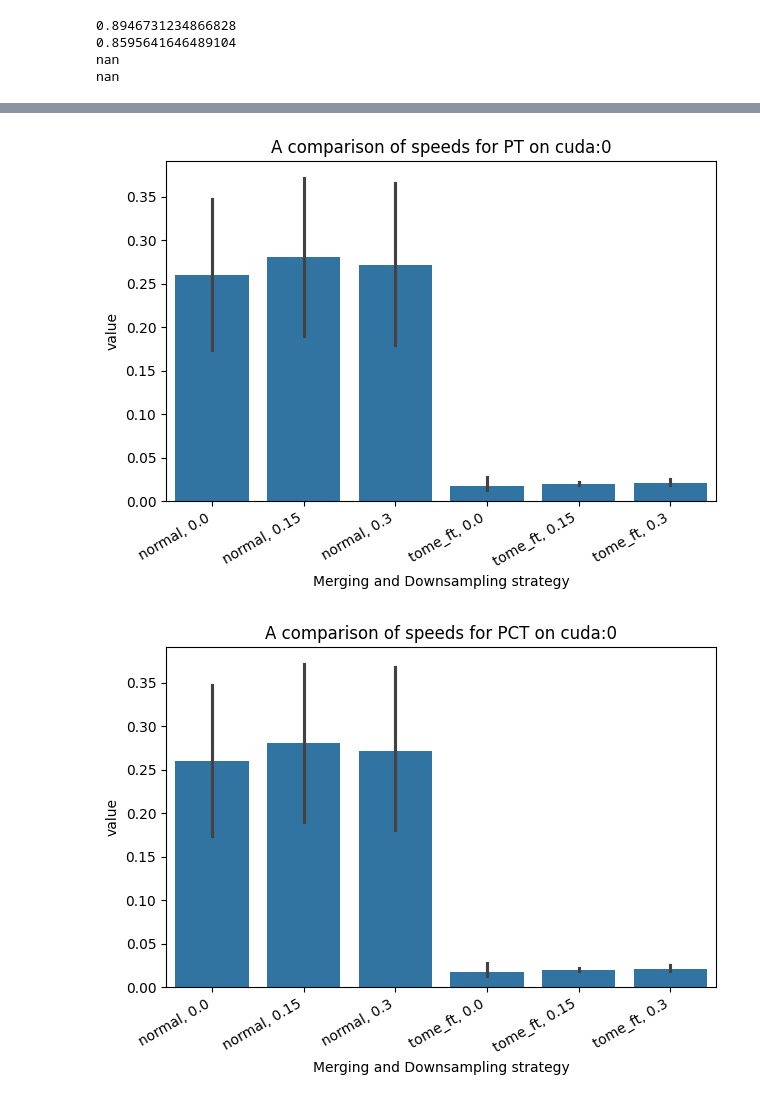
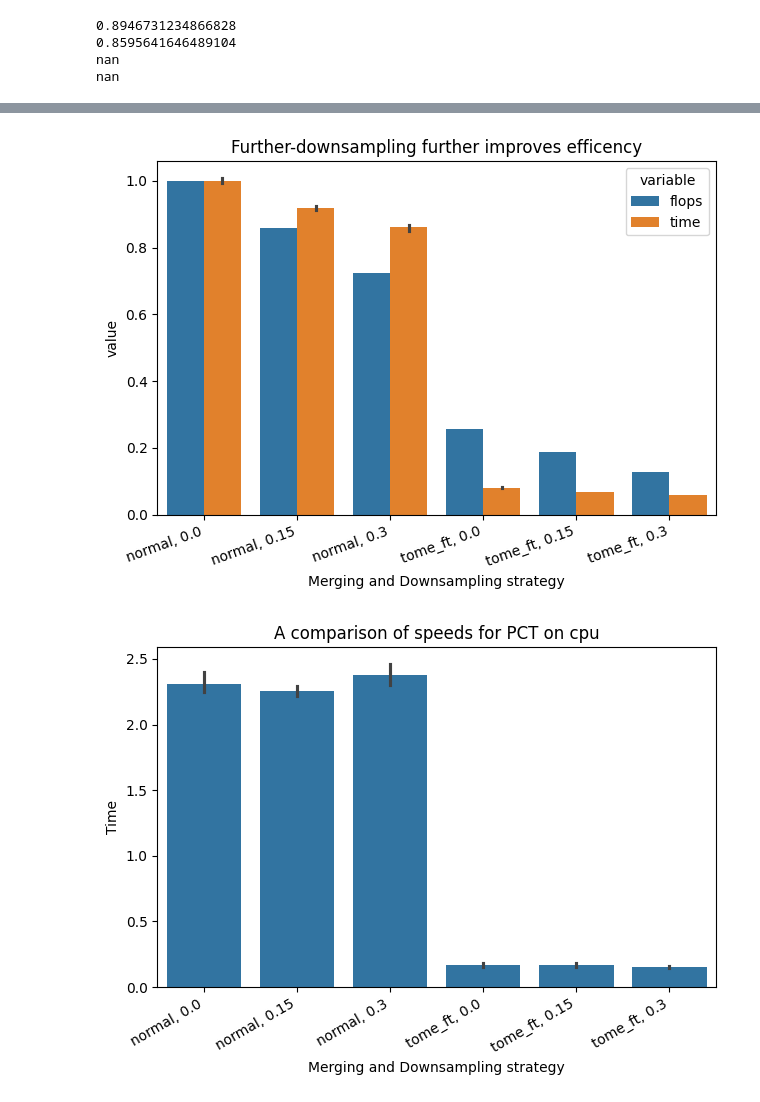
Before and after one commit to mehardsingh/point-transformer-cardinality-reduction, a Jupyter notebook: best_accs.ipynb, the cells around one changed output, grey strips where cells are left out. Saved outputs shown, nothing was run; the diff lists cells and outputs as text; code cells hidden in the pictures.

Commit message:
further improved efficency

```diff
--- a/best_accs.ipynb
+++ b/best_accs.ipynb
@@ -29,7 +30,7 @@ nan
 nan
 # %%
 
-device = 'cuda:0'
+device = 'cpu'
 
 def get_model(model_name, method, num_points, num_class, input_dim, init_hidden_dim, k, device,further_ds=0):
     model_config = ModelConfig(method, num_points, num_class, input_dim, init_hidden_dim, k,tome_further_ds=1.000-further_ds)
@@ -249,0 +288,11 @@ initing tome with downsampling factor = 0.7 and use_xyz = False
+# %%
+df_sample = pd.DataFrame(rows)
+bases_pct = df_sample[(df_sample.model == 'pct') & (df_sample.strategy == 'normal') & (df_sample.downsample == 0.00)]
+bases_pct = bases_pct[['time','flops',]].mean()
+
+bases_pt = df_sample[(df_sample.model == 'pt') & (df_sample.strategy == 'normal') & (df_sample.downsample == 0.00)]
+bases_pt = bases_pt[['time','flops']].mean()
+bases_pt
+
+df_sample.loc[df_sample.model == 'pct',['time','flops']] = df_sample[df_sample.model == 'pct'][['time','flops']] / bases_pct
+df_sample.loc[df_sample.model == 'pt',['time','flops']] = df_sample[df_sample.model == 'pt'][['time','flops']] / bases_pt
@@ -250,21 +307,23 @@ initing tome with downsampling factor = 0.7 and use_xyz = False
 # %%
-melted2 = pd.DataFrame(time_dict2).reset_index().rename(columns={'level_0':'agg','level_1':'downsample'}).explode(column=['pct','pt']).melt(id_vars = ['agg','downsample'])#.explode(column='value').reset_index(drop=True)
+# melted2 = pd.DataFrame(time_dict2).reset_index().rename(columns={'level_0':'agg','level_1':'downsample'}).explode(column=['pct','pt']).melt(id_vars = ['agg','downsample']).rename(columns={'value':'Time'})#.explode(column='value').reset_index(drop=True)
+melted2 = df_sample.rename(columns={'strategy':'agg'}).melt(id_vars=['model','agg','downsample'])
 melted2['Merging and Downsampling strategy'] = melted2.apply((lambda row: (f'{row["agg"]}, {row["downsample"]}')),axis=1)
-ax = sns.barplot(melted2[melted['variable'] == 'pct'],x='Merging and Downsampling strategy',y='value')
-ax.set(title=f'A comparison of speeds for PT on {device}')
+ax = sns.barplot(melted2[melted2['model'] == 'pct'],x='Merging and Downsampling strategy',y='value',hue='variable')
+ax.set(title=f'Further-downsampling further improves efficency')
 ax.set_xticklabels(
     ax.get_xticklabels(),
-    rotation=30,
+    rotation=20,
     horizontalalignment='right'
 )
 ax.get_figure().tight_layout()
-ax.get_figure().savefig(f'figures/downsample_speeds_pt_{device}.png')
+ax.get_figure().savefig(f'figures/downsample_speeds_pct_{device}.png')
 print()
+# melted2
 # %% [output]
-[figure, old version]
+[figure, new version]
 # %%
 # ax.set(xlabel='strategy', ylabel='time (seconds)')
-ax = sns.barplot(melted2[melted['variable'] == 'pct'],x='Merging and Downsampling strategy',y='value')
+ax = sns.barplot(melted2[melted2['variable'] == 'pt'],x='Merging and Downsampling strategy',y='Time')
 ax.set(title=f'A comparison of speeds for PCT on {device}')
 ax.set_xticklabels(
     ax.get_xticklabels(),
@@ -272,7 +331,7 @@ ax.set_xticklabels(
     horizontalalignment='right'
 )
 ax.get_figure().tight_layout()
-ax.get_figure().savefig(f'figures/downsample_speeds_pct_{device}.png')
+ax.get_figure().savefig(f'figures/downsample_speeds_pt_{device}.png')
 print()
 # %% [output]
-[figure, old version]
+[figure, new version]
```
Also changed, not shown: parts of 5 cells of this notebook, 8 other files.
